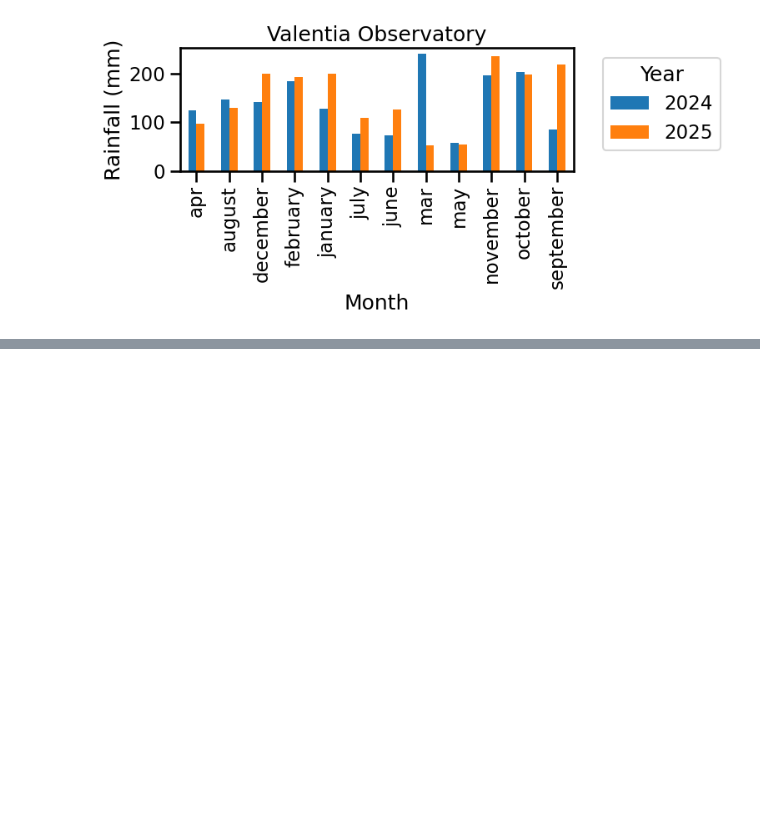
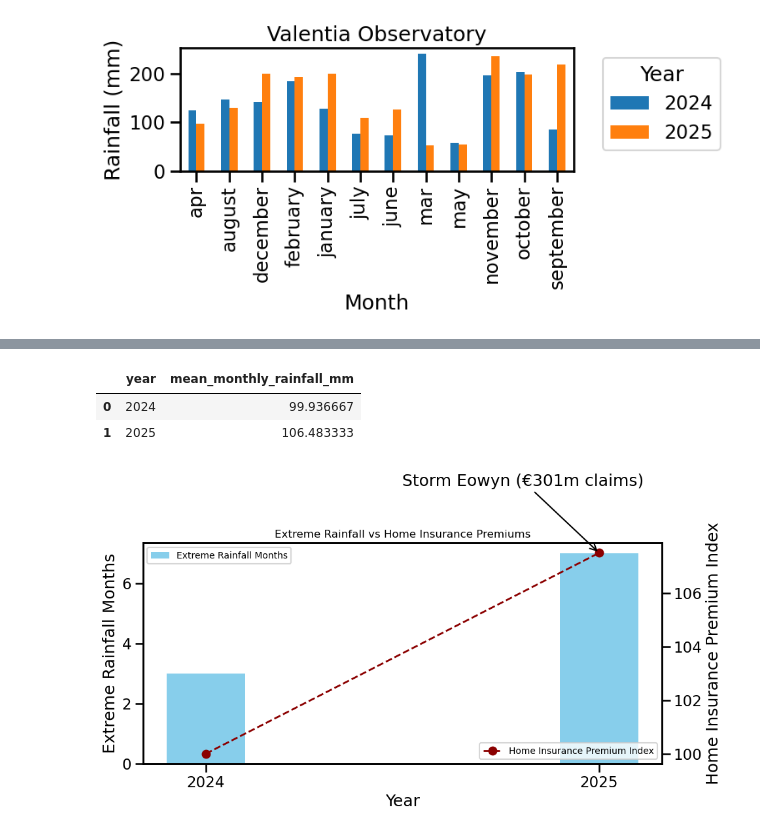
Before and after one commit to MichalGondek/PROGRAMMING-FOR-DATA-ANALYTICS-BIG-PROJECT, a Jupyter notebook: climate_insurance_analysis.ipynb, the cells around one changed output, grey strips where cells are left out. Cells and saved outputs as stored; diff of their text form; code cells hidden in the pictures; blank space fills up the shorter version.

```diff
--- a/climate_insurance_analysis.ipynb
+++ b/climate_insurance_analysis.ipynb
@@ -202,0 +231,14 @@ national_summary
+# %%
+# Results show more rainfall overall in 2025
+national_summary = (
+    rainfall_df
+    .groupby('year')['rainfall_mm']
+    .mean()
+    .reset_index(name='mean_monthly_rainfall_mm')
+)
+
+national_summary
+# %% [output]
+|  | year | mean_monthly_rainfall_mm |
+| 0 | 2024 | 99.936667 |
+| 1 | 2025 | 106.483333 |
@@ -202,0 +272,45 @@ national_summary
+# %%
+# To present data I used a Bar Chart to show extreme rainfall months
+# Line Chart to show Insurance Premium Index
+# Used combined fucntion to present data
+
+combined = pd.DataFrame({
+    'year': [2024,2025],
+    'extreme_rainfall_months': [3, 7],
+    'premium_index': [100, 107.5]
+})
+
+fig, ax1 = plt.subplots(figsize=(10,6))
+
+# Bar Chart Plot
+bars = ax1.bar(combined['year'], combined['extreme_rainfall_months'], color='skyblue', width=0.2, label= 'Extreme Rainfall Months')
+ax1.set_xlabel('Year')
+ax1.set_ylabel('Extreme Rainfall Months', color='black')
+ax1.tick_params(axis='y', labelcolor='black')
+ax1.set_xticks(combined['year'])
+
+# Line Chart for Insurance Premium
+ax2 = ax1.twinx()
+ax2.plot(combined['year'], combined['premium_index'], color='darkred',marker='o', linestyle ='--',linewidth=2, label='Home Insurance Premium Index')
+ax2.set_ylabel('Home Insurance Premium Index', color='black')
+ax2.tick_params(axis='y', labelcolor='black')
+
+# Include Storm Eowyn and annotate of graph
+# Ref:https://www.irishtimes.com/business/2025/08/15/storm-eowyn-was-most-expensive-event-in-history-for-irish-insurers-final-bill-shows/
+
+ax2.annotate(
+    'Storm Eowyn (€301m claims)',
+    xy=(2025, combined.loc[combined['year']==2025, 'premium_index'].values[0]),
+    xytext=(2024.5, 110),
+    arrowprops=dict(arrowstyle='->', color='black')
+
+)
+
+# Plot correct legends for clarity
+ax1.legend(loc='upper left', fontsize=10)
+ax2.legend(loc='lower right', fontsize=10)
+plt.title('Extreme Rainfall vs Home Insurance Premiums', fontsize=12)
+plt.tight_layout()
+plt.show()
+# %% [output]
+[figure, added]
```
Also changed, not shown: parts of 20 cells of this notebook, 1 other file.
